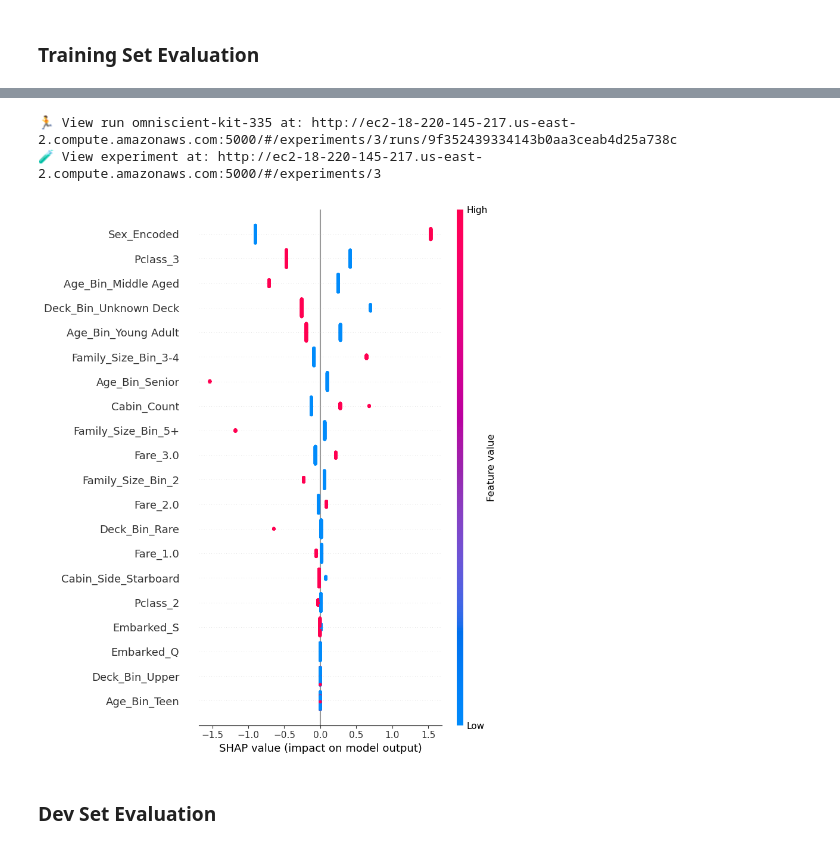
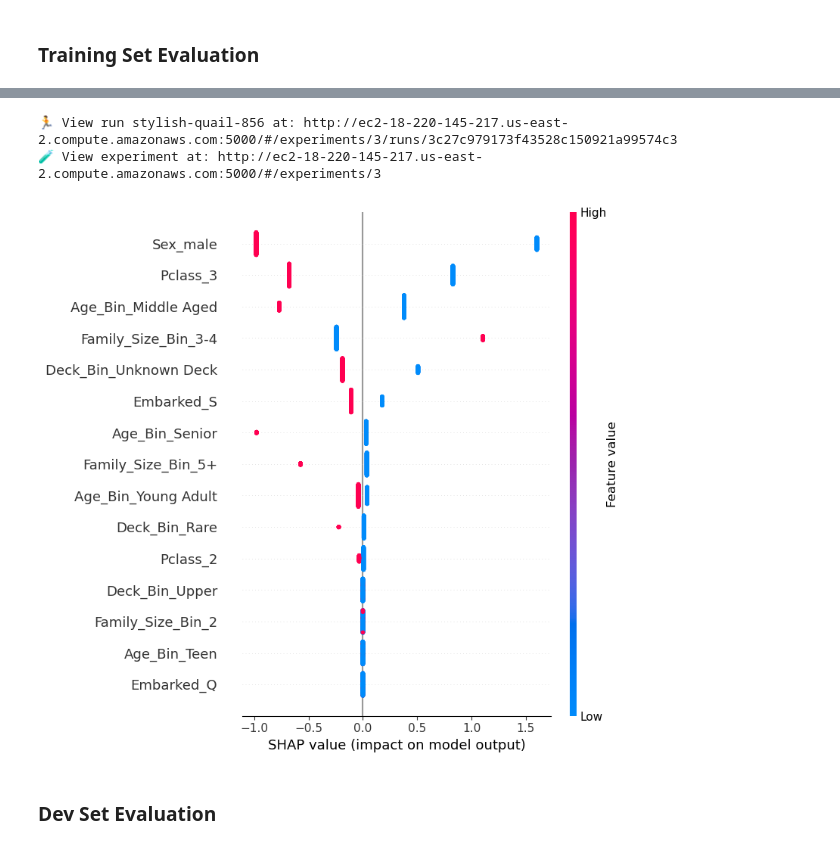
Before and after one commit to pt7481/titanic-ml-from-disaster, a Jupyter notebook: titanic_ml_from_disaster_abridged__paultongyoo.ipynb, the cells around one changed output, grey strips where cells are left out. Cells and saved outputs as stored; diff of their text form; code cells hidden in the pictures.

```diff
--- a/titanic_ml_from_disaster_abridged__paultongyoo.ipynb
+++ b/titanic_ml_from_disaster_abridged__paultongyoo.ipynb
@@ -580,7 +581,6 @@ def engineer_features(df):
         else:
             return 'Unknown Deck'
     df['Deck_Bin'] = df['Deck'].apply(bin_deck)
-    df['Is_Middle_Deck'] = (df['Deck_Bin'] == 'Middle').astype(int)
 
     # Create Title feature from Name
     def extract_title(name):
@@ -806,3 +806,3 @@ Meaningful features: ['Pclass', 'Age', 'Fare', 'Embarked', 'Sex_Encoded', 'Deck'
 # %%
 # Trim training data to remove duplicates and select majority class for conflicting rows
-X_train, y_train = remove_duplicates_and_trim(X_train, meaningful_features, y_train)
+#X_train, y_train = remove_duplicates_and_trim(X_train, meaningful_features, y_train)
@@ -984,8 +981,8 @@ X_train_holdout_sample_weights /= np.mean(X_train_holdout_sample_weights)
 # %%
 mlflow.set_tracking_uri('http://ec2-18-220-145-217.us-east-2.compute.amazonaws.com:5000/')
 mlflow.set_experiment('titanic_ml_from_disaster__abridged')
-ohe_features = ['Cabin_Side', 'Deck_Bin', 'Family_Size_Bin']
-selected_features = ['Pclass', 'Sex_Encoded', 'Cabin_Count', 'Title', 'Embarked', 'Fare', 'Age'] + ohe_features
+ohe_features = ['Sex', 'Family_Size_Bin', 'Deck_Bin'] #, 'Cabin_Side', '', 'Family_SizeDeck_Bin_Bin']
+selected_features = ['Pclass', 'Age', 'Title'] + ohe_features #+ ['Pclass', 'Cabin_Count', 'Title', 'Embarked', 'Fare', 'Age']
 # %%
 def print_diagnostics(model, X, y, y_pred):
     print("\n" + "="*50)
@@ -1010,10 +1007,18 @@ def print_diagnostics(model, X, y, y_pred):
     print(confusion_matrix(y, y_pred))
 
     # Log Loss Curve
+
+    # Extract the underlying estimator if it's wrapped
+    if hasattr(model, 'estimator_'):
+        learning_model = model.estimator_
+    else:
+        learning_model = model
+
+
     # Compute learning curve with negative log loss
     cv = StratifiedKFold(n_splits=5, shuffle=True, random_state=42)
     train_sizes, train_scores, test_scores = learning_curve(
-        estimator=model,
+        estimator=learning_model,
         X=X,
         y=y,
         scoring='neg_log_loss',    # <-- use negative log loss
@@ -1113,17 +1203,17 @@ with mlflow.start_run():
     mlflow.set_tag("dataset", "X_train")
 
     ###### Create reusable preprocessor that is fit only prior to Training and CV evaluations
-    num_fare_bins = 4   # Included in hyperparameter search
-    mlflow.log_param("num_fare_bins", num_fare_bins)
-    fare_pipeline = Pipeline([
-        ('log1p', FunctionTransformer(np.log1p, validate=False)),
-        ('bins', KBinsDiscretizer(
-            n_bins=num_fare_bins,
-            encode='ordinal',
-            strategy='quantile'
-        )),
-        ('ohe', OneHotEncoder(handle_unknown='ignore', drop='first'))
-    ])
+    # num_fare_bins = 4   # Included in hyperparameter search
+    # mlflow.log_param("num_fare_bins", num_fare_bins)
+    # fare_pipeline = Pipeline([
+    #     ('log1p', FunctionTransformer(np.log1p, validate=False)),
+    #     ('bins', KBinsDiscretizer(
+    #         n_bins=num_fare_bins,
+    #         encode='ordinal',
+    #         strategy='quantile'
+    #     )),
+    #     ('ohe', OneHotEncoder(handle_unknown='ignore', drop='first'))
+    # ])
 
     bins = [0, 10, 17, 35, 55, 100]
     labels = ['Child', 'Teen', 'Young Adult', 'Middle Aged', 'Senior']
@@ -1140,9 +1230,9 @@ with mlflow.start_run():
 
     preprocessor = ColumnTransformer([
         ('embarked_imp_ohe', embarked_pipeline, ['Pclass', 'Embarked']),
-        ('fare_log_ohe', fare_pipeline, ['Fare']),
-        ('age_ohe', age_pipeline, ['Pclass', 'Title', 'Sex_Encoded', 'Age']),
-        ('scaler', StandardScaler(), [f for f in numeric_features(X_train_dedup, selected_features) if f not in ['Fare', 'Age', 'Pclass']]),
+        #('fare_log_ohe', fare_pipeline, ['Fare']),
+        ('age_ohe', age_pipeline, ['Pclass', 'Title', 'Sex', 'Age']),
+        #('scaler', StandardScaler(), [f for f in numeric_features(X_train_dedup, selected_features) if f not in ['Fare', 'Age', 'Pclass']]),
         ('onehot', OneHotEncoder(handle_unknown='ignore', drop='first'), ohe_features)
     ])
 
@@ -1157,32 +1247,32 @@ with mlflow.start_run():
 
     pipeline = Pipeline([
         ('preprocessor', preprocessor),
-        ('classifier', LogisticRegression(**default_model_params, random_state=42))
+        ('classifier', DupFreeClassifier(LogisticRegression(**default_model_params, random_state=42)))
     ])
 
     mlflow.log_param("model_type", pipeline.named_steps['classifier'].__class__.__name__)
     mlflow.log_params(default_model_params)
 
-    pipeline.fit(X_train_dedup, y_train_dedup, classifier__sample_weight=X_test_sample_weights_dedup)
+    pipeline.fit(X_train, y_train) #, classifier__sample_weight=X_test_sample_weights)
 
     feature_names_after_preprocessing = get_feature_names_from_preprocessor(
         pipeline.named_steps['preprocessor'],
         selected_features
     )
 
-    print(f"\nEvaluating model with training set of {len(X_train_dedup)} samples:")
+    print(f"\nEvaluating model with training set of {len(X_train)} samples:")
     print(f"Features used:")
     for i, feat in enumerate(feature_names_after_preprocessing):
         print(f"* {feat}")
         mlflow.log_param(f"feature_{i}", feat)
 
     # Predict on training set to assess bias
-    y_pred = pipeline.predict(X_train_dedup)
+    y_pred = pipeline.predict(X_train)
 
-    training_acc  = accuracy_score(y_train_dedup, y_pred)
-    training_prec = precision_score(y_train_dedup, y_pred, average='macro')
-    training_rec  = recall_score(y_train_dedup, y_pred, average='macro')
-    training_f1   = f1_score(y_train_dedup, y_pred, average='macro')
+    training_acc  = accuracy_score(y_train, y_pred)
+    training_prec = precision_score(y_train, y_pred, average='macro')
+    training_rec  = recall_score(y_train, y_pred, average='macro')
+    training_f1   = f1_score(y_train, y_pred, average='macro')
 
     mlflow.log_metrics({
         "accuracy": training_acc,
@@ -1203,14 +1293,13 @@ with mlflow.start_run():
     print()
 
     print("\nClassification Report:")
-    X_train_dedup_transformed = pipeline.named_steps['preprocessor'].transform(X_train_dedup)
-    transformed_df = pd.DataFrame(X_train_dedup_transformed, columns=feature_names_after_preprocessing)
-    print_diagnostics(pipeline.named_steps['classifier'], transformed_df, y_train_dedup, y_pred)
+    X_train_dense_processed = pipeline.named_steps['preprocessor'].transform(X_train).toarray()
+    X_train_processed = pd.DataFrame(X_train_dense_processed, columns=feature_names_after_preprocessing)
+    print_diagnostics(pipeline.named_steps['classifier'], X_train_processed, y_train, y_pred)
 
     # Plot SHAP Summary
-    X_train_dedup_processed = pipeline.named_steps['preprocessor'].transform(X_train_dedup)
-    explainer = shap.LinearExplainer(pipeline.named_steps['classifier'], X_train_dedup_processed)
-    shap_values = explainer.shap_values(X_train_dedup_processed)
-    X_train_shap_df = pd.DataFrame(X_train_dedup_processed, columns=feature_names_after_preprocessing)
+    explainer = shap.LinearExplainer(pipeline.named_steps['classifier'], X_train_processed)
+    shap_values = explainer.shap_values(X_train_processed)
+    X_train_shap_df = pd.DataFrame(X_train_processed, columns=feature_names_after_preprocessing)
     shap.summary_plot(shap_values, X_train_shap_df, plot_type="dot", show=False)
 # %% [output]
@@ -1235,6 +1330,6 @@ Confusion Matrix:
-🏃 View run omniscient-kit-335 at: http://ec2-18-220-145-217.us-east-2.compute.amazonaws.com:5000/#/experiments/3/runs/9f352439334143b0aa3ceab4d25a738c
-🧪 View experiment at: http://ec2-18-220-145-217.us-east-2.compute.amazonaws.com:5000/#/experiments/3
+🏃 View run stylish-quail-856 at: http://ec2-18-220-145-217.us-east-2.compute.amazonaws.com:5000/#/experiments/3/runs/3c27c979173f43528c150921a99574c3
+🧪 View experiment at: http://ec2-18-220-145-217.us-east-2.compute.amazonaws.com:5000/#/experiments/3
-[figure, old version]
+[figure, new version]
 # %% [markdown]
 ### Dev Set Evaluation
 # %%
```
Also changed, not shown: parts of 15 cells of this notebook.
